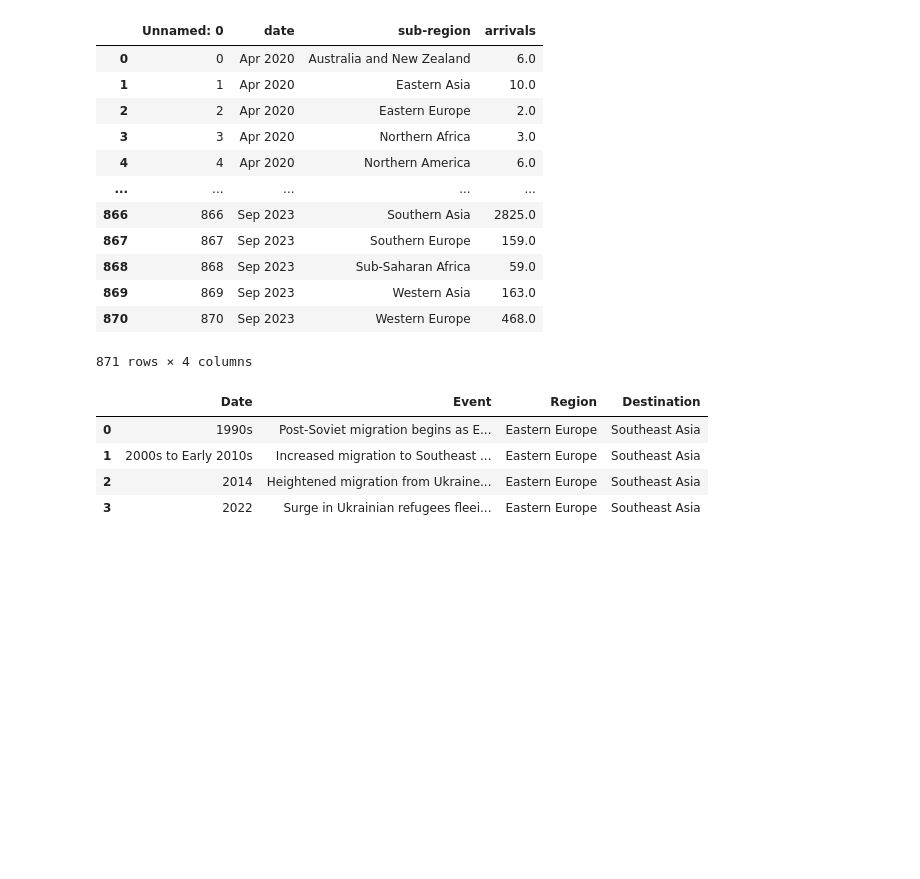
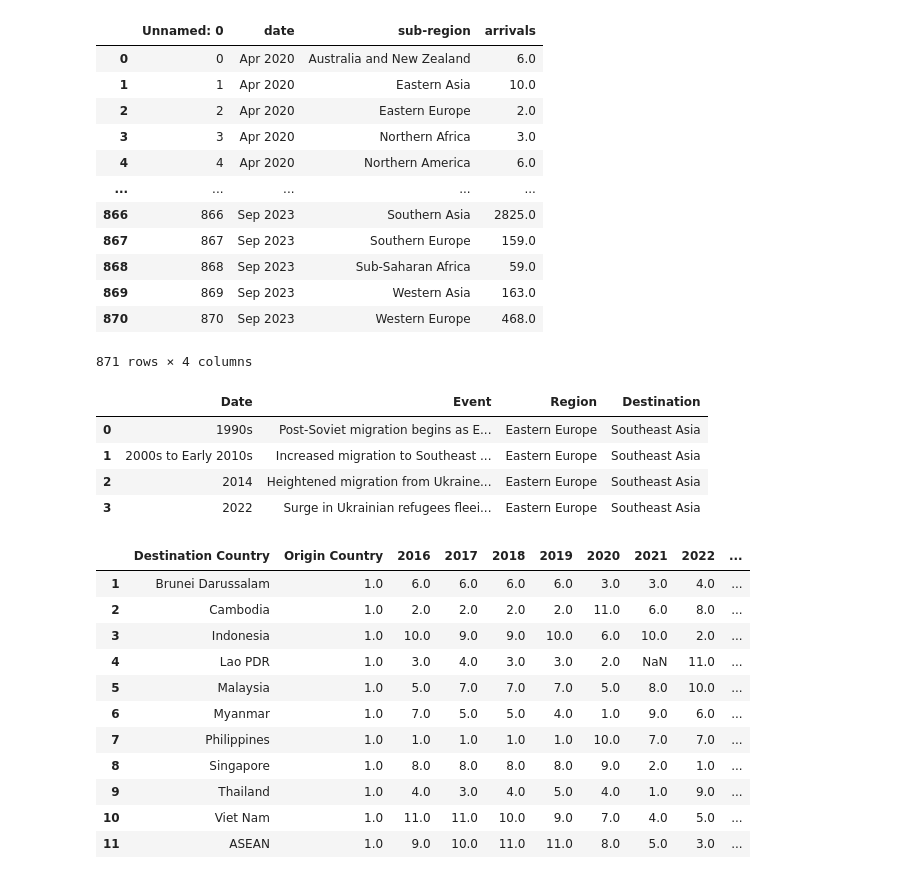
Before and after one commit to steverahardjo/viz02, a Jupyter notebook: src/dataset/proccessing.ipynb, the cells around one changed output. Saved outputs shown, nothing was run; the diff lists cells and outputs as text; code cells hidden in the pictures; blank space fills up the shorter version.

Commit message:
ranking and bumpchart vg

```diff
--- a/src/dataset/proccessing.ipynb
+++ b/src/dataset/proccessing.ipynb
@@ -324,0 +327,23 @@ migration_df
+# %%
+b=pd.read_csv("bumpchart.csv")
+# %%
+b.columns = b.iloc[0]
+b = b[1:]
+# %%
+ranked_df = b.copy()
+for year in b.columns[1:]:
+    ranked_df[year] = b[year].rank(ascending=False, method='min')
+ranked_df
+# %% [output]
+|  | Destination Country | Origin Country | 2016 | 2017 | 2018 | 2019 | 2020 | 2021 | 2022 | ... |
+| 1 | Brunei Darussalam | 1.0 | 6.0 | 6.0 | 6.0 | 6.0 | 3.0 | 3.0 | 4.0 | ... |
+| 2 | Cambodia | 1.0 | 2.0 | 2.0 | 2.0 | 2.0 | 11.0 | 6.0 | 8.0 | ... |
+| 3 | Indonesia | 1.0 | 10.0 | 9.0 | 9.0 | 10.0 | 6.0 | 10.0 | 2.0 | ... |
+| 4 | Lao PDR | 1.0 | 3.0 | 4.0 | 3.0 | 3.0 | 2.0 | NaN | 11.0 | ... |
+| 5 | Malaysia | 1.0 | 5.0 | 7.0 | 7.0 | 7.0 | 5.0 | 8.0 | 10.0 | ... |
+| 6 | Myanmar | 1.0 | 7.0 | 5.0 | 5.0 | 4.0 | 1.0 | 9.0 | 6.0 | ... |
+| 7 | Philippines | 1.0 | 1.0 | 1.0 | 1.0 | 1.0 | 10.0 | 7.0 | 7.0 | ... |
+| 8 | Singapore | 1.0 | 8.0 | 8.0 | 8.0 | 8.0 | 9.0 | 2.0 | 1.0 | ... |
+| 9 | Thailand | 1.0 | 4.0 | 3.0 | 4.0 | 5.0 | 4.0 | 1.0 | 9.0 | ... |
+| 10 | Viet Nam | 1.0 | 11.0 | 11.0 | 10.0 | 9.0 | 7.0 | 4.0 | 5.0 | ... |
+| 11 | ASEAN | 1.0 | 9.0 | 10.0 | 11.0 | 11.0 | 8.0 | 5.0 | 3.0 | ... |
```
Also changed, not shown: parts of 4 cells of this notebook, 3 other files.
